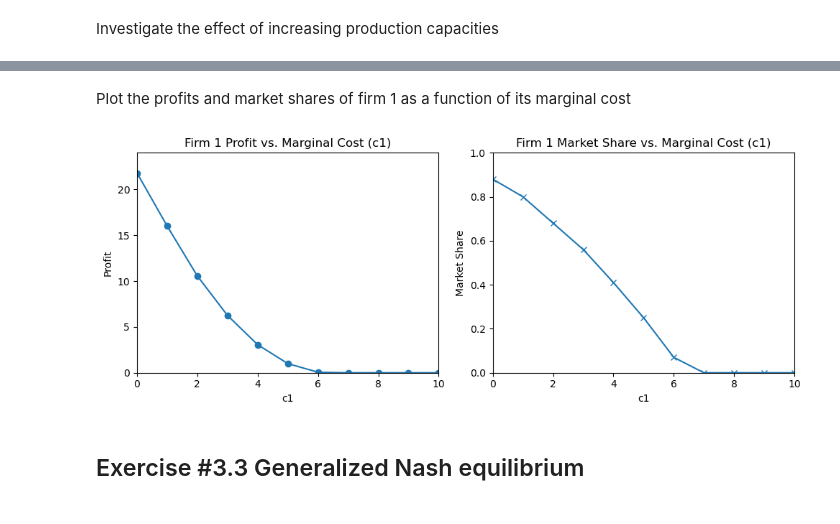
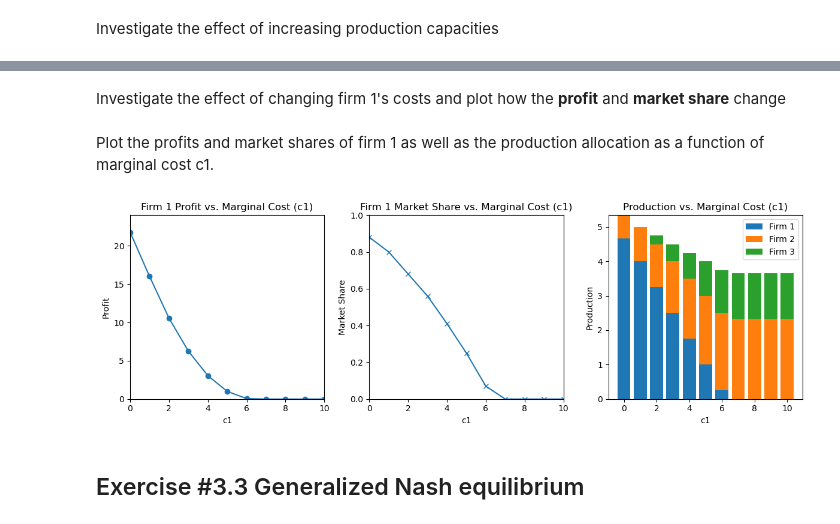
Before and after one commit to helmihankimaa/PB_equilibrium_course, a Jupyter notebook: Module_3.ipynb, the cells around one changed output, grey strips where cells are left out. Drawn from its saved outputs; the diff is of its cells as text; code cells hidden in the pictures.

```diff
--- a/Module_3.ipynb
+++ b/Module_3.ipynb
@@ -93,8 +112,11 @@ Helper functions
 # %%
-def market_price(m):
+def market_price(m, round_value = True):
     x = [value(m.x[i]) for i in m.x]
     price = a - b*sum(x)
-    return round(price, 2)
+    if round_value:
+        return round(price, 2)
+    else:
+        return price
 
 def optimal_production(m):
     x = [round(value(m.x[i]),2) for i in m.x]
@@ -111,7 +133,7 @@ def market_share(m):
 
 def optimal_profits(m):
     profits = []
-    p = market_price(m)
+    p = market_price(m, round_value=False)
     for i in m.x:
         profit = p * value(m.x[i]) - m.c[i] * value(m.x[i])
         profit = max(0, profit) # All profitc are positive in these models, this avoids -0.0 values.
@@ -123,6 +145,7 @@ def social_welfare(m):
                     - b/2 * sum(value(m.x[i]) for i in [1,2,3])**2 \
                   - sum(m.c[i] * value(m.x[i]) for i in [1,2,3])
     return round(welfare,2)
+
 
 def add_results_to_table(m, setup, table):
     # Check if setup already exists in the table
@@ -542,49 +617,70 @@ Social welfare: 18.88
+# %% [markdown]
+Investigate the effect of changing firm 1's costs and plot how the **profit** and **market share** change
 # %%
+# Define cost values to test
 c1_new = [0, 1, 2, 3, 4, 5, 6, 7, 8, 9, 10]
-c2_new = 4
-c3_new = 5
+
 
 # With X = 10, a firm is able to fulfill maximum demand
 X1_max_new = 10
 X2_max_new = 10
 X3_max_new = 10
 
+# Initialize lists to store results
 profits1 = []
 market_shares1 = []
+market_prices1 = []
+quantities1 = []
 
+# Iterate over different c1 values
 for c in c1_new:
-    cournot_new = cournot_market_model(c, c2_new, c3_new, X1_max_new, X2_max_new, X3_max_new, print_status=False)
+    # Solve model with c1 = c
+    cournot_new = cournot_market_model(c, c2, c3, X1_max_new, X2_max_new, X3_max_new, print_status=False)
+
+    # Save results
     profits1.append(optimal_profits(cournot_new)[0])
     market_shares1.append(market_share(cournot_new)[0])
+    market_prices1.append(market_price(cournot_new))
+    quantities1.append(optimal_production(cournot_new))
 # %% [markdown]
-Plot the profits and market shares of firm 1 as a function of its marginal cost
+Plot the profits and market shares of firm 1 as well as the production allocation as a function of marginal cost c1.
 # %%
 # Initialise subplots
-fig, (ax1, ax2) = plt.subplots(1,2, figsize=(10,4))
+fig, (ax1, ax2, ax3) = plt.subplots(1,3, figsize=(12,4))
 
 # Plot Firm 1 profit vs c1
 ax1.plot(c1_new, profits1, marker='o')
 ax1.set_title('Firm 1 Profit vs. Marginal Cost (c1)')
 
 # Plot Firm 1 market share vs c1
 ax2.plot(c1_new, market_shares1, marker='x')
 ax2.set_title('Firm 1 Market Share vs. Marginal Cost (c1)')
+
+# Plot production allocation vs c1
+quantities1 = np.array(quantities1)
+ax3.bar(c1_new, quantities1[:, 0], label='Firm 1')
+ax3.bar(c1_new, quantities1[:, 1], bottom=quantities1[:, 0], label='Firm 2')
+ax3.bar(c1_new, quantities1[:, 2], bottom=quantities1[:, 0]+quantities1[:, 1], label='Firm 3')
+ax3.set_title('Production vs. Marginal Cost (c1)')
 
 # Additional plot settings
 ax1.set_xlabel('c1')
 ax1.set_ylabel('Profit')
 ax1.set_xlim(0, 10)
 ax1.set_ylim(0, 24)
 ax2.set_xlabel('c1')
 ax2.set_ylabel('Market Share')
 ax2.set_xlim(0, 10)
 ax2.set_ylim(0, 1)
+ax3.set_xlabel('c1')
+ax3.set_ylabel('Production')
+ax3.legend()
 plt.tight_layout()
 
 # Show plot
 plt.show()
 # %% [output]
-[figure, old version]
+[figure, new version]
 # %% [markdown]
 ## Exercise #3.3 Generalized Nash equilibrium
 # %% [markdown]
```
Also changed, not shown: parts of 50 cells of this notebook.
